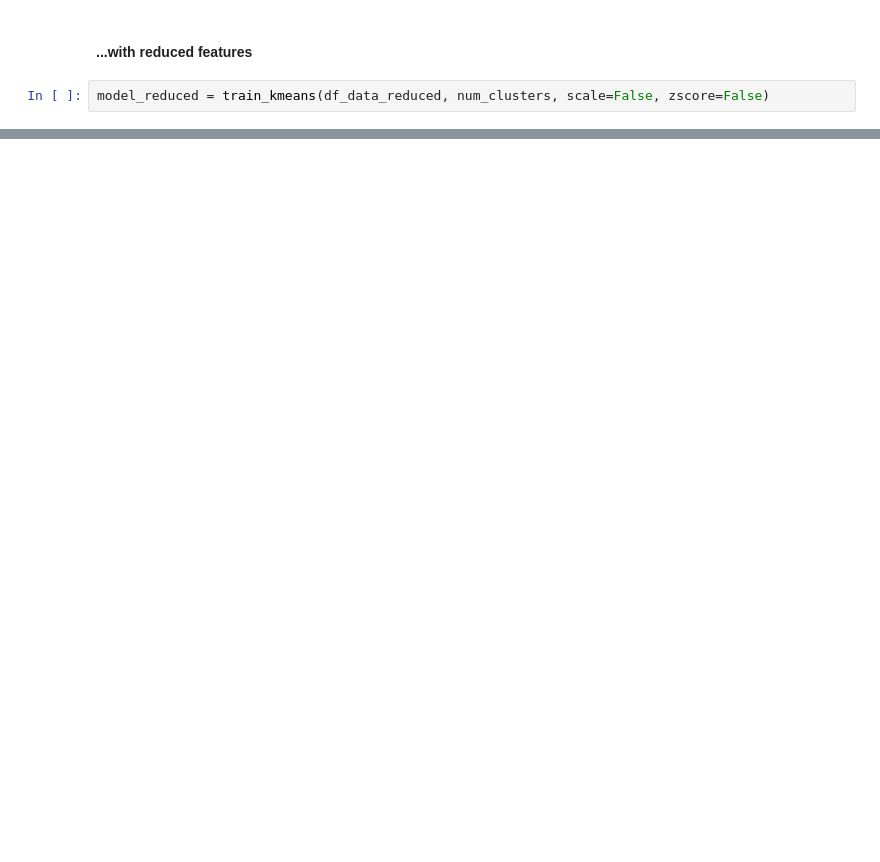
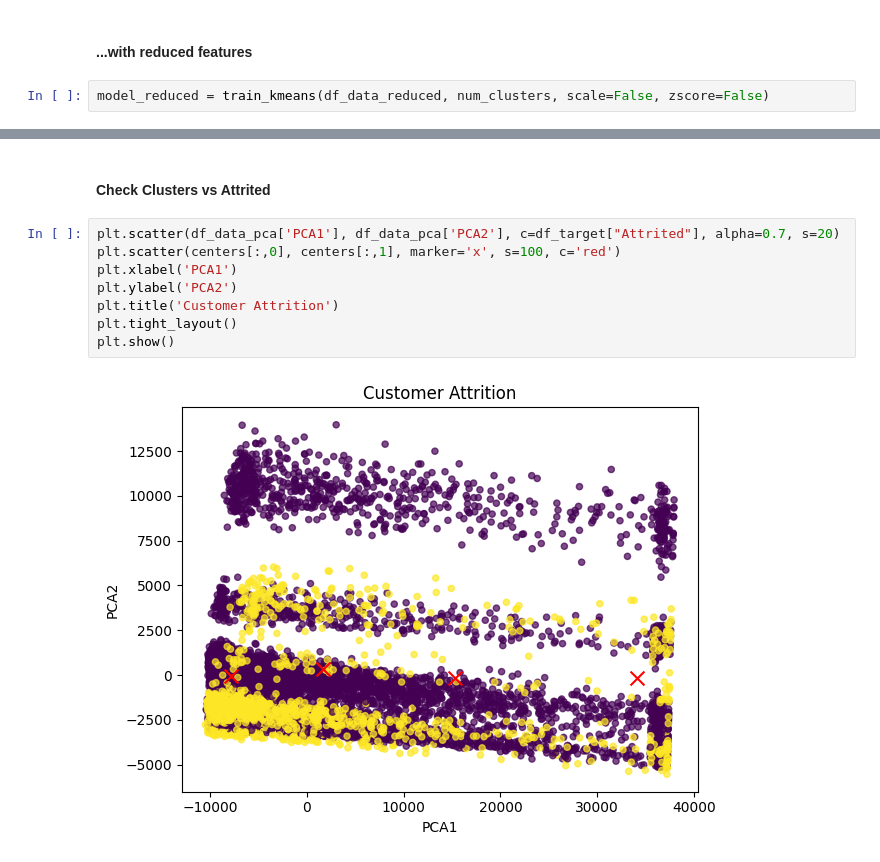
Before and after one commit to vitaly-shalem/ChurnPrediction, a Jupyter notebook: notebooks/12.clustering_take_2.ipynb, the cells around one changed output, grey strips where cells are left out. Cells and saved outputs as stored; diff of their text form; blank space fills up the shorter version.

```diff
--- a/notebooks/12.clustering_take_2.ipynb
+++ b/notebooks/12.clustering_take_2.ipynb
@@ -101,0 +102,12 @@ plot_clusters(df_data_reduced_pca, centers, model_reduced)
+# %% [markdown]
+#### Check Clusters vs Attrited
+# %%
+plt.scatter(df_data_pca['PCA1'], df_data_pca['PCA2'], c=df_target["Attrited"], alpha=0.7, s=20)
+plt.scatter(centers[:,0], centers[:,1], marker='x', s=100, c='red')
+plt.xlabel('PCA1')
+plt.ylabel('PCA2')
+plt.title('Customer Attrition')
+plt.tight_layout()
+plt.show()
+# %% [output]
+[figure, added]
```
Also changed, not shown: parts of 12 cells of this notebook, 1 other file.
